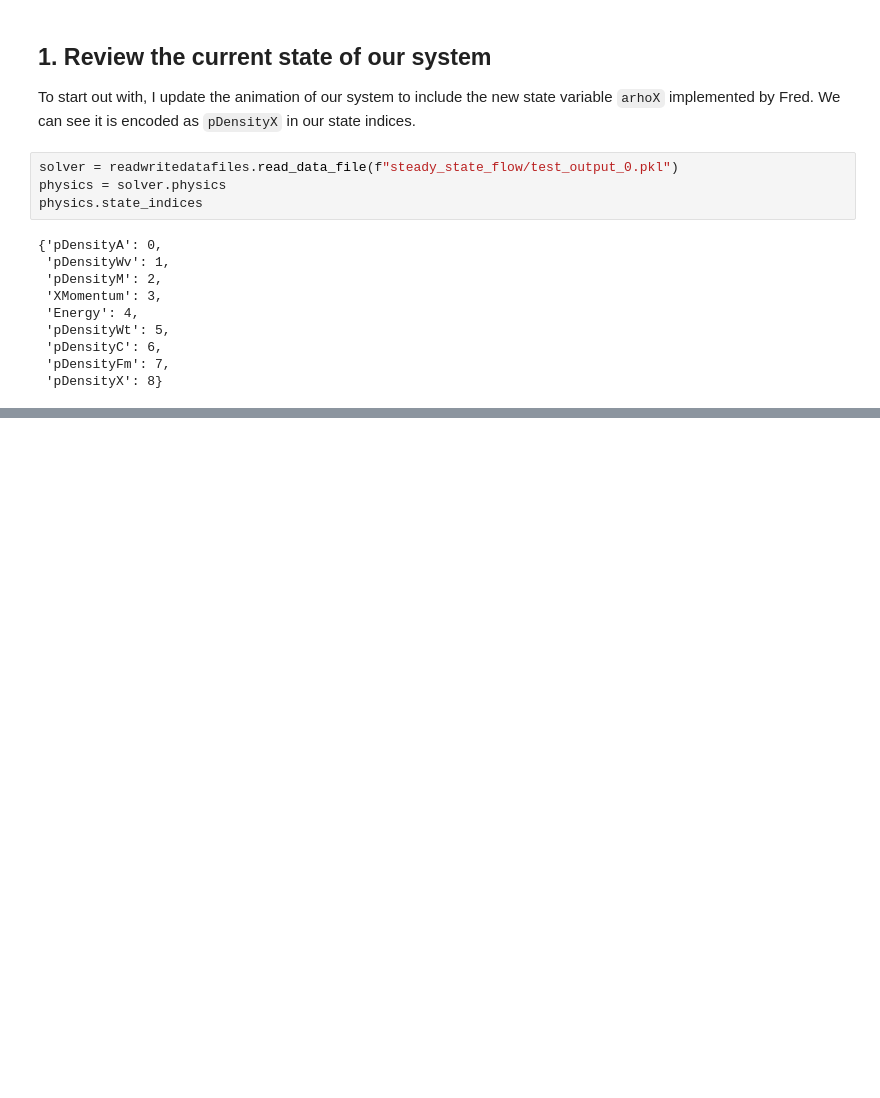
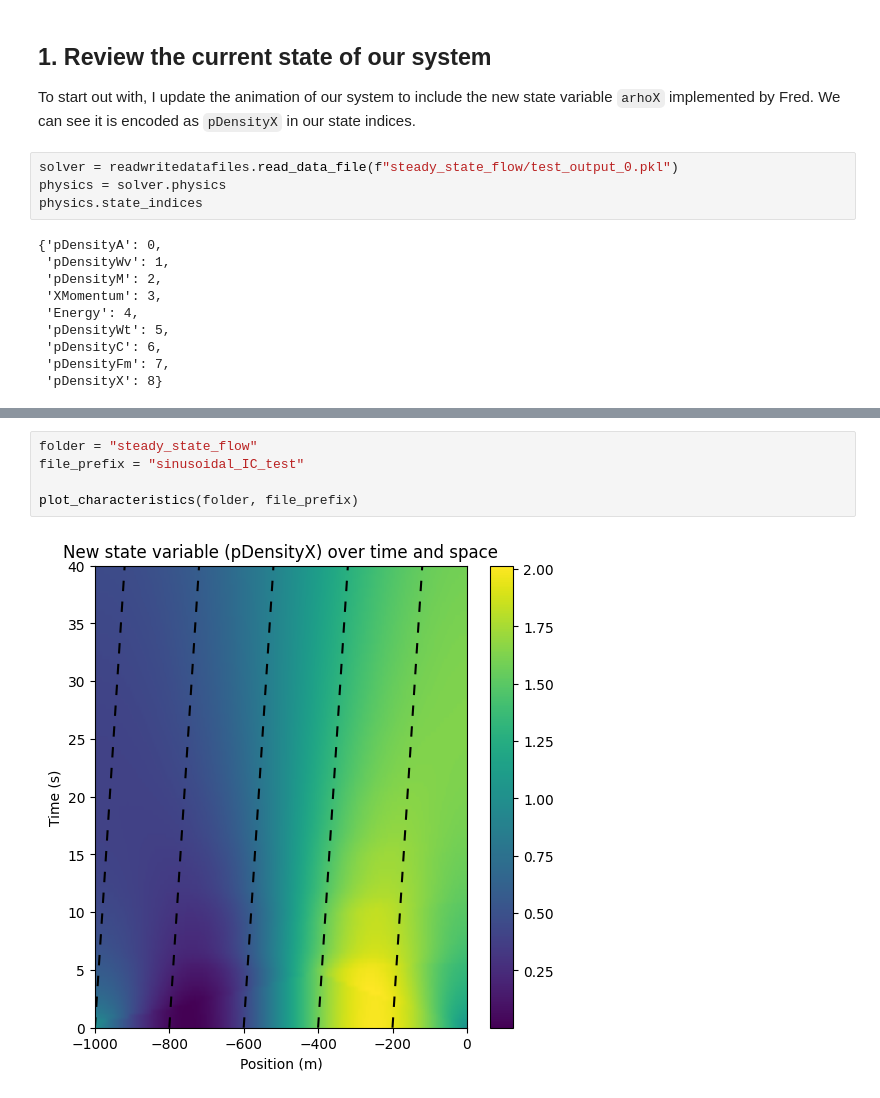
Before and after one commit to fredriclam/quail_volcano, a Jupyter notebook: scenarios/simple_1D_test/2025.2.3.experiments.ipynb, the cells around one changed output, grey strips where cells are left out. Cells and saved outputs as stored; diff of their text form; blank space fills up the shorter version.

```diff
--- a/scenarios/simple_1D_test/2025.2.3.experiments.ipynb
+++ b/scenarios/simple_1D_test/2025.2.3.experiments.ipynb
@@ -173,0 +152,7 @@ for i in range(10):
+# %%
+folder = "steady_state_flow"
+file_prefix = "sinusoidal_IC_test"
+
+plot_characteristics(folder, file_prefix)
+# %% [output]
+[figure, added]
```
Also changed, not shown: parts of 29 cells of this notebook, 2 other files.
